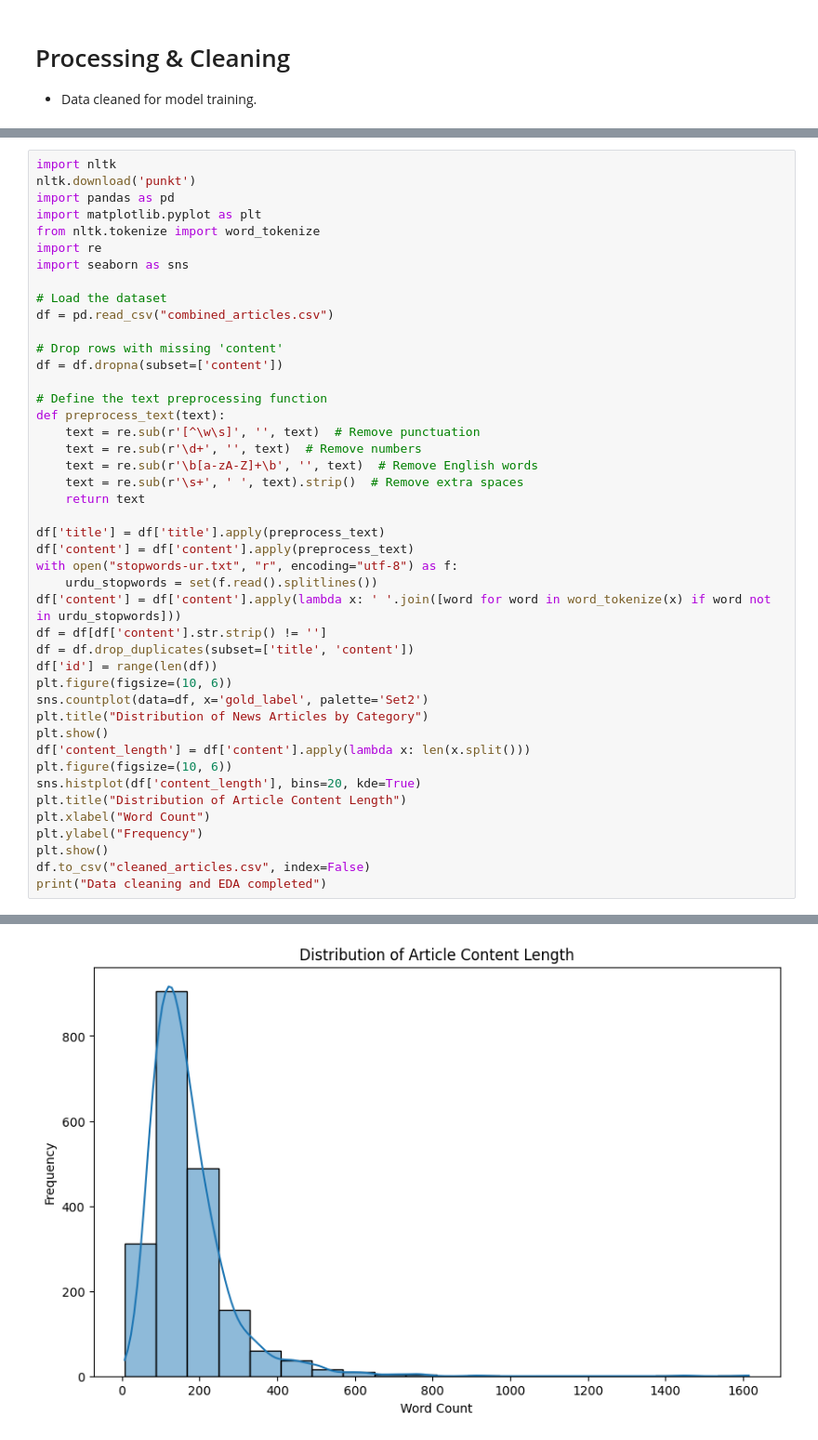
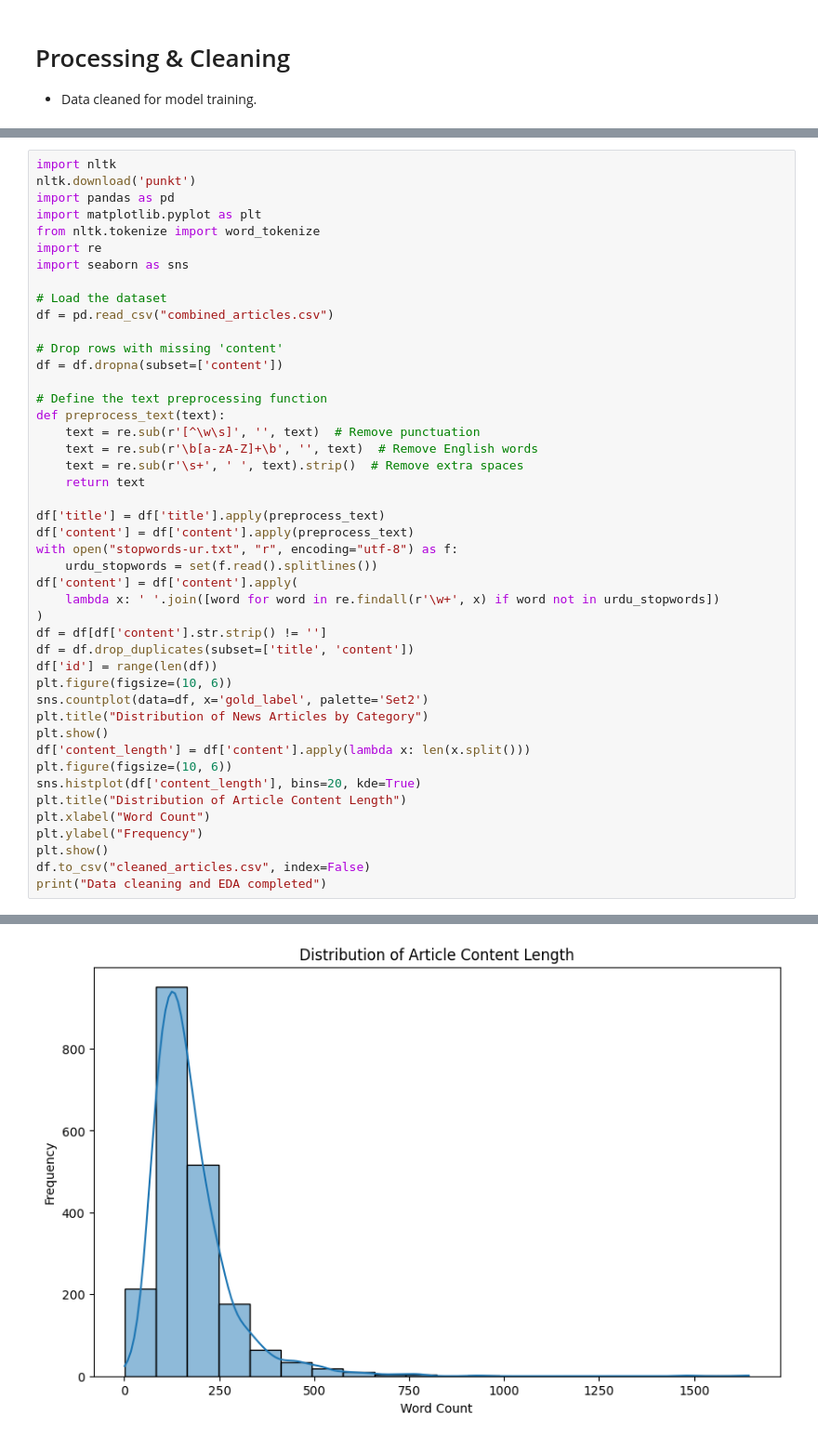
Before and after one commit to ha405/Urdu-News-Classification-with-ML, a Jupyter notebook: Scrapping/scraper and Cleaner.ipynb, the cells around one changed output, grey strips where cells are left out. Shown: that part at 93% size. Cells and saved outputs as stored; diff of their text form.

```diff
--- a/Scrapping/scraper and Cleaner.ipynb
+++ b/Scrapping/scraper and Cleaner.ipynb
@@ -522,7 +530,6 @@ df = df.dropna(subset=['content'])
 # Define the text preprocessing function
 def preprocess_text(text):
     text = re.sub(r'[^\w\s]', '', text)  # Remove punctuation
-    text = re.sub(r'\d+', '', text)  # Remove numbers
     text = re.sub(r'\b[a-zA-Z]+\b', '', text)  # Remove English words
     text = re.sub(r'\s+', ' ', text).strip()  # Remove extra spaces
     return text
@@ -531,7 +538,9 @@ df['title'] = df['title'].apply(preprocess_text)
 df['content'] = df['content'].apply(preprocess_text)
 with open("stopwords-ur.txt", "r", encoding="utf-8") as f:
     urdu_stopwords = set(f.read().splitlines())
-df['content'] = df['content'].apply(lambda x: ' '.join([word for word in word_tokenize(x) if word not in urdu_stopwords]))
+df['content'] = df['content'].apply(
+    lambda x: ' '.join([word for word in re.findall(r'\w+', x) if word not in urdu_stopwords])
+)
 df = df[df['content'].str.strip() != '']
 df = df.drop_duplicates(subset=['title', 'content'])
 df['id'] = range(len(df))
@@ -555,7 +564,7 @@ print("Data cleaning and EDA completed")
 
 Passing `palette` without assigning `hue` is deprecated and will be removed in v0.14.0. Assign the `x` variable to `hue` and set `legend=False` for the same effect.
 
   sns.countplot(data=df, x='gold_label', palette='Set2')
 [figure]
-[figure, old version]
+[figure, new version]
 Data cleaning and EDA completed
```
Also changed, not shown: parts of 2 cells of this notebook, 2 other files.
